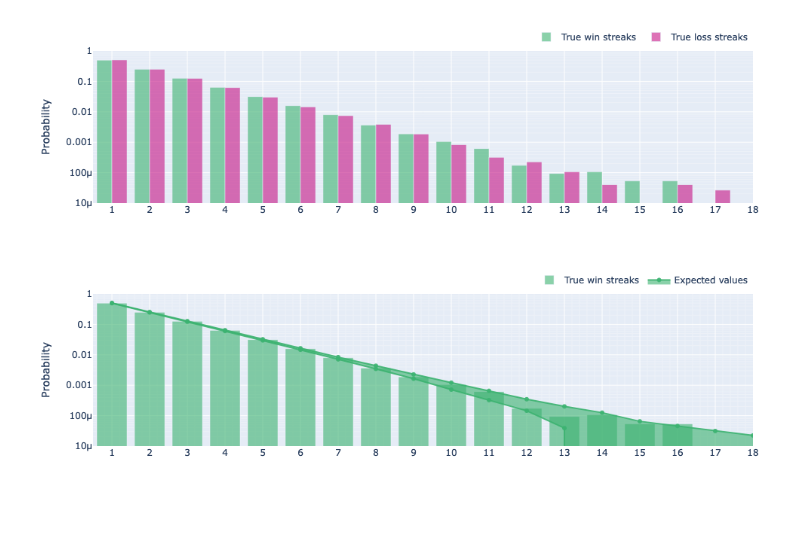
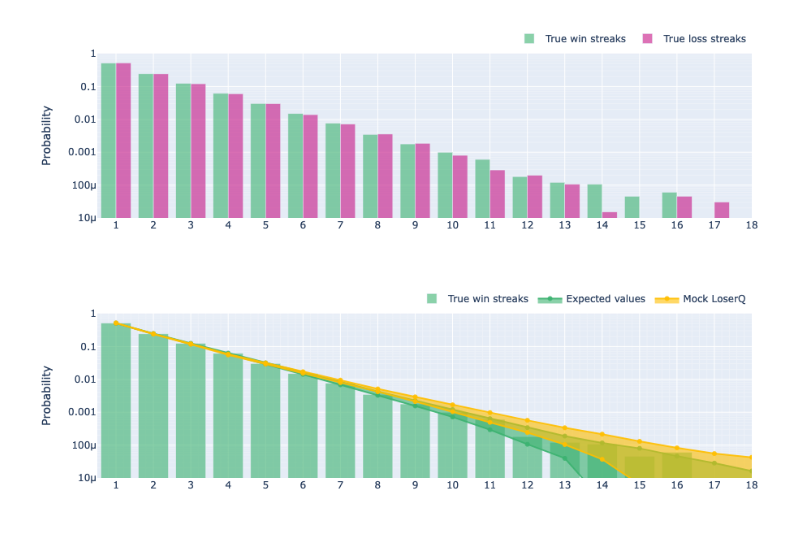
Before and after one commit to renecotyfanboy/leagueProject, a Jupyter notebook: streak_lengths.ipynb, the cells around one changed output. Cells and saved outputs as stored; diff of their text form; code cells hidden in the pictures.

```diff
--- a/streak_lengths.ipynb
+++ b/streak_lengths.ipynb
@@ -4,6 +1,12 @@ history = get_history_dict()
 # %%
+import jax
+import jax.numpy as jnp
 from leaguedata.util import find_streaks
 from jax.tree_util import tree_flatten, tree_map
+from leaguedata.data import get_history_dict
 
+history = get_history_dict()
 history_array = jnp.asarray(tree_flatten(tree_map(lambda x : x[-85:], history))[0])
-win_streaks, loss_streaks = jax.vmap(find_streaks)(history_array)
+true_win_streaks_counts, true_loss_streaks_counts = jax.vmap(find_streaks)(history_array)
+true_win_streaks_freq = true_win_streaks_counts.sum(axis=0) / true_win_streaks_counts.sum()
+true_loss_streaks_freq = true_loss_streaks_counts.sum(axis=0) / true_loss_streaks_counts.sum()
@@ -22,4 +47,5 @@ true_counts_loss, bins = np.histogram(
 # %%
+import numpy as np
 import plotly.graph_objects as go
 
 fig = go.Figure()
@@ -33,8 +59,8 @@ bins = dict( # bins used for histogram
 
 fig.add_trace(
     go.Bar(
-        x=np.arange(1, 20, 1),
-        y=true_counts_wins,
+        x=np.arange(1, len(true_win_streaks_freq), 1),
+        y=true_win_streaks_freq,
         name='True win streaks',
         marker_color='rgba(60, 179, 113, 0.6)',
     )
@@ -42,8 +68,8 @@ fig.add_trace(
 
 fig.add_trace(
     go.Bar(
-        x=np.arange(1, 20, 1),
-        y=true_counts_loss,
+        x=np.arange(1, len(true_loss_streaks_freq), 1),
+        y=true_loss_streaks_freq,
         name='True loss streaks',
         marker_color='rgba(199, 21, 133, 0.6)',
     )
@@ -82 +109 @@ with open("docs/loserQ/assets/history_streak_histogram.json", "w") as f:
-[figure, old version]
+[figure, new version]
@@ -170,7 +113,7 @@ fig = go.Figure()
 fig.add_trace(
     go.Bar(
         x=np.arange(1, 20, 1),
-        y=true_counts_wins,
+        y=true_win_streaks_freq,
         name='True win streaks',
         marker_color='rgba(60, 179, 113, 0.6)',
     )
@@ -179,7 +122,7 @@ fig.add_trace(
 fig.add_trace(
     go.Scatter(
         x=np.arange(1, 20, 1),
-        y=mean_win_counts - 2*std_win_counts,
+        y=np.mean(mock_win_streaks_freq, axis=0) - 2*np.std(mock_win_streaks_freq, axis=0),
         line=dict(color='rgba(60, 179, 113, 0.9)'),
         name='Expected values',
         showlegend=False,
@@ -190,12 +133,35 @@ fig.add_trace(
 fig.add_trace(
     go.Scatter(
         x=np.arange(1, 20, 1),
-        y=mean_win_counts + 2*std_win_counts,
+        y=np.mean(mock_win_streaks_freq, axis=0) + 2*np.std(mock_win_streaks_freq, axis=0),
         line=dict(color='rgba(60, 179, 113, 0.9)'),
         fillcolor='rgba(60, 179, 113, 0.6)',
         fill='tonexty',
         name='Expected values',
         legendgroup='fake_lose'
+    )
+)
+
+fig.add_trace(
+    go.Scatter(
+        x=np.arange(1, 20, 1),
+        y=np.mean(loserq_win_streaks_freq, axis=0) - 2*np.std(loserq_win_streaks_freq, axis=0),
+        line=dict(color='rgba(255, 191, 0, 0.9)'),
+        name='Expected values',
+        showlegend=False,
+        legendgroup='fake_loserq'
+    )
+)
+
+fig.add_trace(
+    go.Scatter(
+        x=np.arange(1, 20, 1),
+        y=np.mean(loserq_win_streaks_freq, axis=0) + 2*np.std(loserq_win_streaks_freq, axis=0),
+        line=dict(color='rgba(255, 191, 0, 0.9)'),
+        fillcolor='rgba(255, 191, 0, 0.6)',
+        fill='tonexty',
+        name='Mock LoserQ',
+        legendgroup='fake_loserq'
     )
 )
 
@@ -230,7 +196,7 @@ with open("docs/loserQ/assets/mock_streak_histogram_win.json", "w") as f:
 
 fig.show()
 # %% [output]
-[figure, old version]
+[figure, new version]
 # %%
 fig = go.Figure()
 
```
Also changed, not shown: parts of 11 cells of this notebook, 5 other files.
